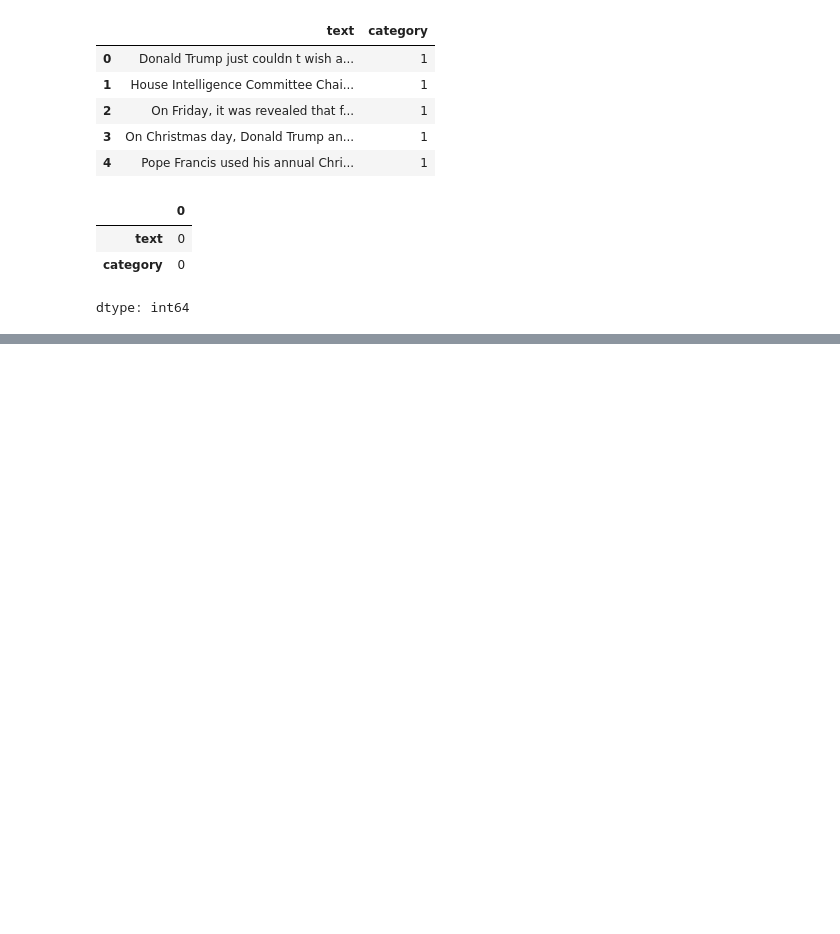
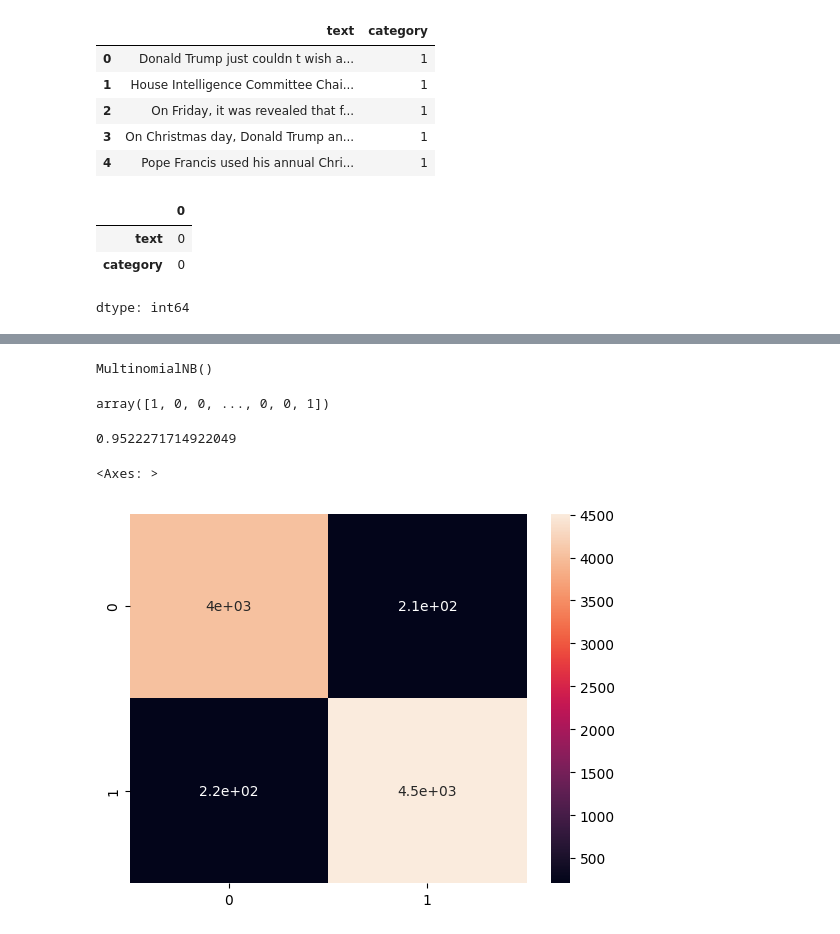
Before and after one commit to lalitha-sahitya/Fake-News-Detection, a Jupyter notebook: Fake_News_Detection_NLP.ipynb, the cells around one changed output, grey strips where cells are left out. Drawn from its saved outputs; the diff is of its cells as text; code cells hidden in the pictures; blank space fills up the shorter version.

```diff
--- a/Fake_News_Detection_NLP.ipynb
+++ b/Fake_News_Detection_NLP.ipynb
@@ -222,0 +155,2 @@ dtype: object
+# %%
+x_test=cv.transform(x_test)
@@ -222,0 +161,25 @@ dtype: object
+# %%
+from sklearn.naive_bayes import MultinomialNB
+nb=MultinomialNB()
+nb.fit(x_train,y_train)
+# %% [output]
+MultinomialNB()
+# %%
+preds=nb.predict(x_test)
+# %%
+preds
+# %% [output]
+array([1, 0, 0, ..., 0, 0, 1])
+# %%
+from sklearn.metrics import accuracy_score
+accuracy_score(y_test,preds)
+# %% [output]
+0.9522271714922049
+# %%
+from sklearn.metrics import confusion_matrix
+cf=confusion_matrix(y_test,preds)
+# %%
+sns.heatmap(cf,annot=True)
+# %% [output]
+<Axes: >
+[figure, added]
```
Also changed, not shown: parts of 25 cells of this notebook.
